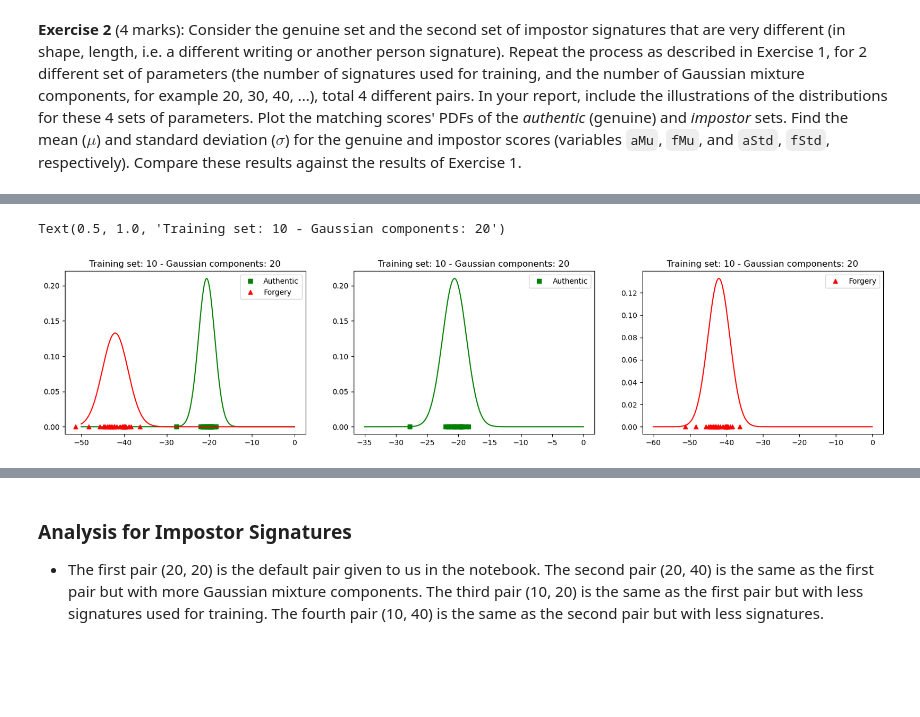
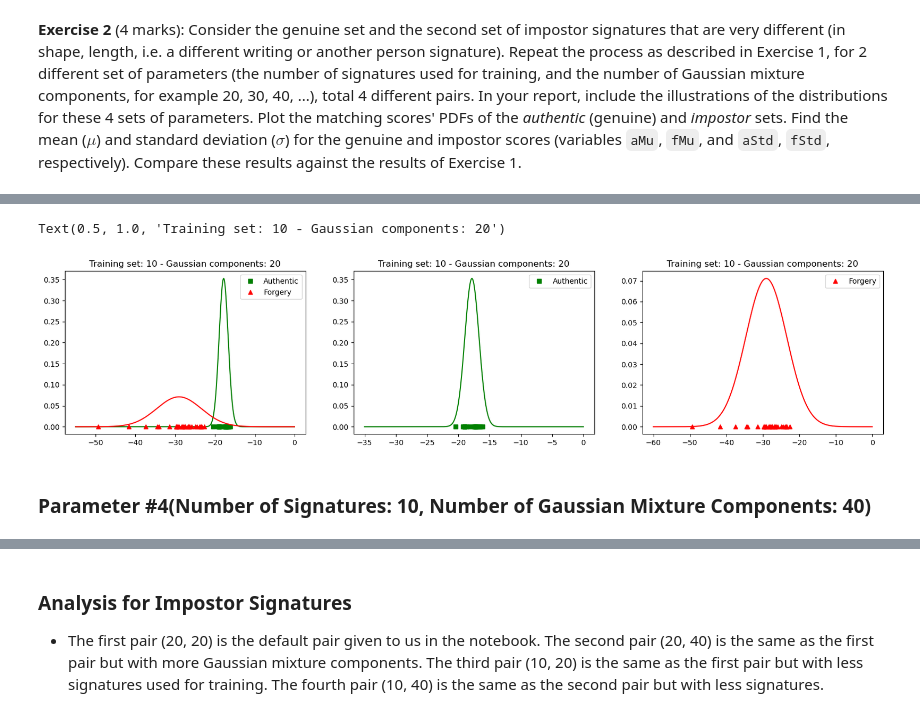
Before and after one commit to Abhay2412/ENCM509Labs, a Jupyter notebook: Lab 3/Lab3-SigVerif GMM_2024W-AbhayKhosla.ipynb, the cells around one changed output, grey strips where cells are left out. Saved outputs shown, nothing was run; the diff lists cells and outputs as text; code cells hidden in the pictures; blank space fills up the shorter version.

```diff
--- a/Lab 3/Lab3-SigVerif GMM_2024W-AbhayKhosla.ipynb
+++ b/Lab 3/Lab3-SigVerif GMM_2024W-AbhayKhosla.ipynb
@@ -312,5 +329,5 @@ Plot the matching scores' PDFs of the *authentic*  (genuine) and *impostor* sets
 # %%
-base_dir = './signature_samples/labs/'
+base_dir = './signature_samples/calgary/' #Using the data of the word 'calgary' which differs from the word 'labs'
 
 # "genuine" and "impostor" sub-directories
 dir_authentic = base_dir + 'genuine/'
@@ -425,6 +662,6 @@ Std of forgery scores: 3.0022
 # %%
 # change this range for your set
-x = np.arange(-50, 0, 0.01) # Our lowest score from above is 29: -81.1080
+x = np.arange(-55, 0, 0.01) # Our lowest score from above is 11: -49.3341
 
 aProb = norm.pdf(x, loc=aMu, scale=aStd)
 fProb = norm.pdf(x, loc=fMu, scale=fStd)
@@ -434,34 +671,36 @@ plt.figure(figsize=(20,4))
 
 plt.subplot(1,3,1)
 plt.plot(x, aProb, 'g')
 plt.plot(aScores, np.zeros(len(aScores)), 'gs', lw=2, label='Authentic')
 plt.plot(x, fProb, 'r')
 plt.plot(fScores, np.zeros(len(fScores)), 'r^', lw=2, label='Forgery')
 plt.legend()
 plt.title('Training set: {} - Gaussian components: {}'.format(NUMTRAININGPATTERNS, NUMGCOMPONENTS))
 
 # Authentic set
 x = np.arange(-35, 0, 0.01)
 aProb = norm.pdf(x, loc=aMu, scale=aStd)
 
 plt.subplot(1,3,2)
 plt.plot(x, aProb, 'g')
 plt.plot(aScores, np.zeros(len(aScores)), 'gs', lw=2, label='Authentic')
 plt.legend()
 plt.title('Training set: {} - Gaussian components: {}'.format(NUMTRAININGPATTERNS, NUMGCOMPONENTS))
 
 # Forged (impostor) set
 x = np.arange(-60, 0, 0.01)
 fProb = norm.pdf(x, loc=fMu, scale=fStd)
 
 plt.subplot(1,3,3)
 plt.plot(x, fProb, 'r')
 plt.plot(fScores, np.zeros(len(fScores)), 'r^', lw=2, label='Forgery')
 plt.legend()
 plt.title('Training set: {} - Gaussian components: {}'.format(NUMTRAININGPATTERNS, NUMGCOMPONENTS))
 # %% [output]
 Text(0.5, 1.0, 'Training set: 10 - Gaussian components: 20')
-[figure, old version]
+[figure, new version]
+# %% [markdown]
+### Parameter #4(Number of Signatures: 10, Number of Gaussian Mixture Components: 40)
 # %%
 # to store all the scores calculated
 aScores = []
```
Also changed, not shown: parts of 19 cells of this notebook.
